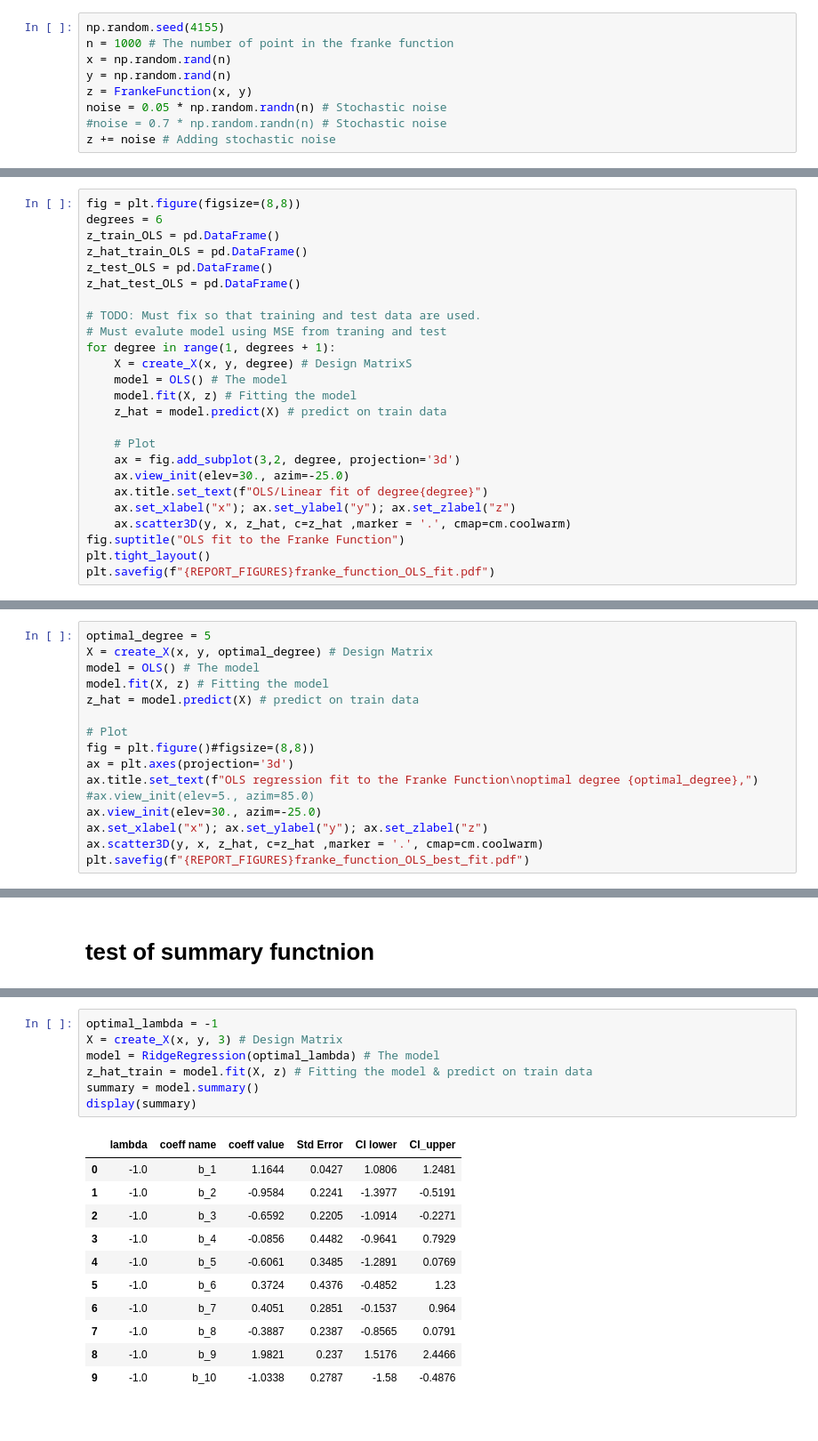
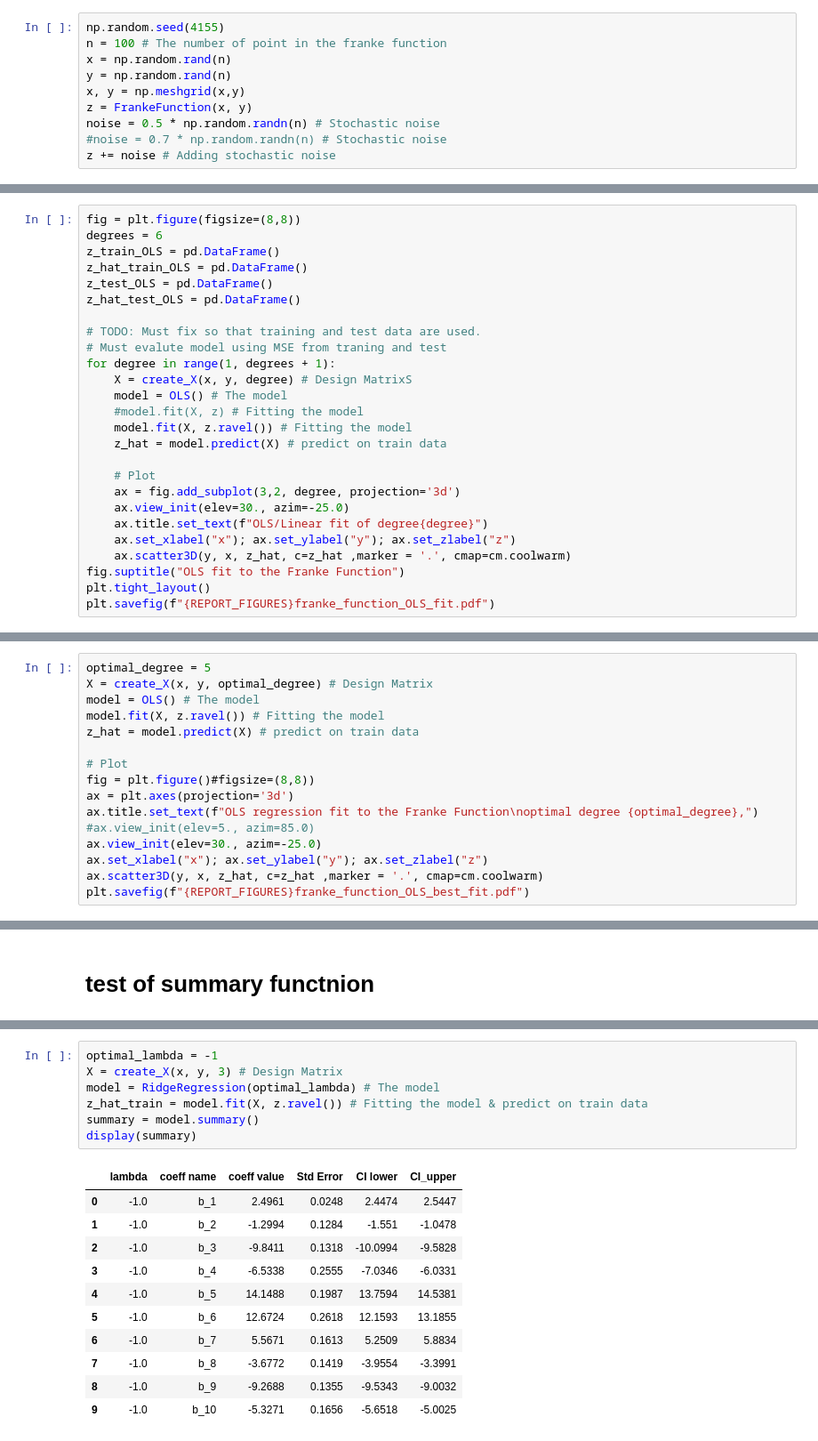
Before and after one commit to AndreasBordvik/FYS-STK4155-Prj1_report, a Jupyter notebook: code/Exercise1.ipynb, the cells around one changed output, grey strips where cells are left out. Shown at 89% size. Cells and saved outputs as stored; diff of their text form.

```diff
--- a/code/Exercise1.ipynb
+++ b/code/Exercise1.ipynb
@@ -70,11 +70,12 @@ Using matplotlib backend: Qt5Agg
 Defining and creating the data
 # %%
 np.random.seed(4155)
-n = 1000 # The number of point in the franke function
+n = 100 # The number of point in the franke function
 x = np.random.rand(n)
 y = np.random.rand(n)
+x, y = np.meshgrid(x,y)
 z = FrankeFunction(x, y)
-noise = 0.05 * np.random.randn(n) # Stochastic noise
+noise = 0.5 * np.random.randn(n) # Stochastic noise
 #noise = 0.7 * np.random.randn(n) # Stochastic noise
 z += noise # Adding stochastic noise
 # %% [markdown]
@@ -93,7 +94,8 @@ z_hat_test_OLS = pd.DataFrame()
 for degree in range(1, degrees + 1):
     X = create_X(x, y, degree) # Design MatrixS
     model = OLS() # The model
-    model.fit(X, z) # Fitting the model
+    #model.fit(X, z) # Fitting the model
+    model.fit(X, z.ravel()) # Fitting the model
     z_hat = model.predict(X) # predict on train data
 
     # Plot
@@ -238,7 +240,7 @@ Based on the analysis, we conclude that a model complexity of degree 5 yields th
 optimal_degree = 5
 X = create_X(x, y, optimal_degree) # Design Matrix
 model = OLS() # The model
-model.fit(X, z) # Fitting the model
+model.fit(X, z.ravel()) # Fitting the model
 z_hat = model.predict(X) # predict on train data
 
 # Plot
@@ -292,19 +294,19 @@ display(summary)
 # %%
 optimal_lambda = -1
 X = create_X(x, y, 3) # Design Matrix
 model = RidgeRegression(optimal_lambda) # The model
-z_hat_train = model.fit(X, z) # Fitting the model & predict on train data
+z_hat_train = model.fit(X, z.ravel()) # Fitting the model & predict on train data
 summary = model.summary()
 display(summary)
 # %% [output]
 |  | lambda | coeff name | coeff value | Std Error | CI lower | CI_upper |
-| 0 | -1.0 | b_1 | 1.1644 | 0.0427 | 1.0806 | 1.2481 |
-| 1 | -1.0 | b_2 | -0.9584 | 0.2241 | -1.3977 | -0.5191 |
-| 2 | -1.0 | b_3 | -0.6592 | 0.2205 | -1.0914 | -0.2271 |
-| 3 | -1.0 | b_4 | -0.0856 | 0.4482 | -0.9641 | 0.7929 |
-| 4 | -1.0 | b_5 | -0.6061 | 0.3485 | -1.2891 | 0.0769 |
-| 5 | -1.0 | b_6 | 0.3724 | 0.4376 | -0.4852 | 1.23 |
-| 6 | -1.0 | b_7 | 0.4051 | 0.2851 | -0.1537 | 0.964 |
-| 7 | -1.0 | b_8 | -0.3887 | 0.2387 | -0.8565 | 0.0791 |
-| 8 | -1.0 | b_9 | 1.9821 | 0.237 | 1.5176 | 2.4466 |
-| 9 | -1.0 | b_10 | -1.0338 | 0.2787 | -1.58 | -0.4876 |
+| 0 | -1.0 | b_1 | 2.4961 | 0.0248 | 2.4474 | 2.5447 |
+| 1 | -1.0 | b_2 | -1.2994 | 0.1284 | -1.551 | -1.0478 |
+| 2 | -1.0 | b_3 | -9.8411 | 0.1318 | -10.0994 | -9.5828 |
+| 3 | -1.0 | b_4 | -6.5338 | 0.2555 | -7.0346 | -6.0331 |
+| 4 | -1.0 | b_5 | 14.1488 | 0.1987 | 13.7594 | 14.5381 |
+| 5 | -1.0 | b_6 | 12.6724 | 0.2618 | 12.1593 | 13.1855 |
+| 6 | -1.0 | b_7 | 5.5671 | 0.1613 | 5.2509 | 5.8834 |
+| 7 | -1.0 | b_8 | -3.6772 | 0.1419 | -3.9554 | -3.3991 |
+| 8 | -1.0 | b_9 | -9.2688 | 0.1355 | -9.5343 | -9.0032 |
+| 9 | -1.0 | b_10 | -5.3271 | 0.1656 | -5.6518 | -5.0025 |
```
Also changed, not shown: parts of 3 cells of this notebook, 1 other file.
